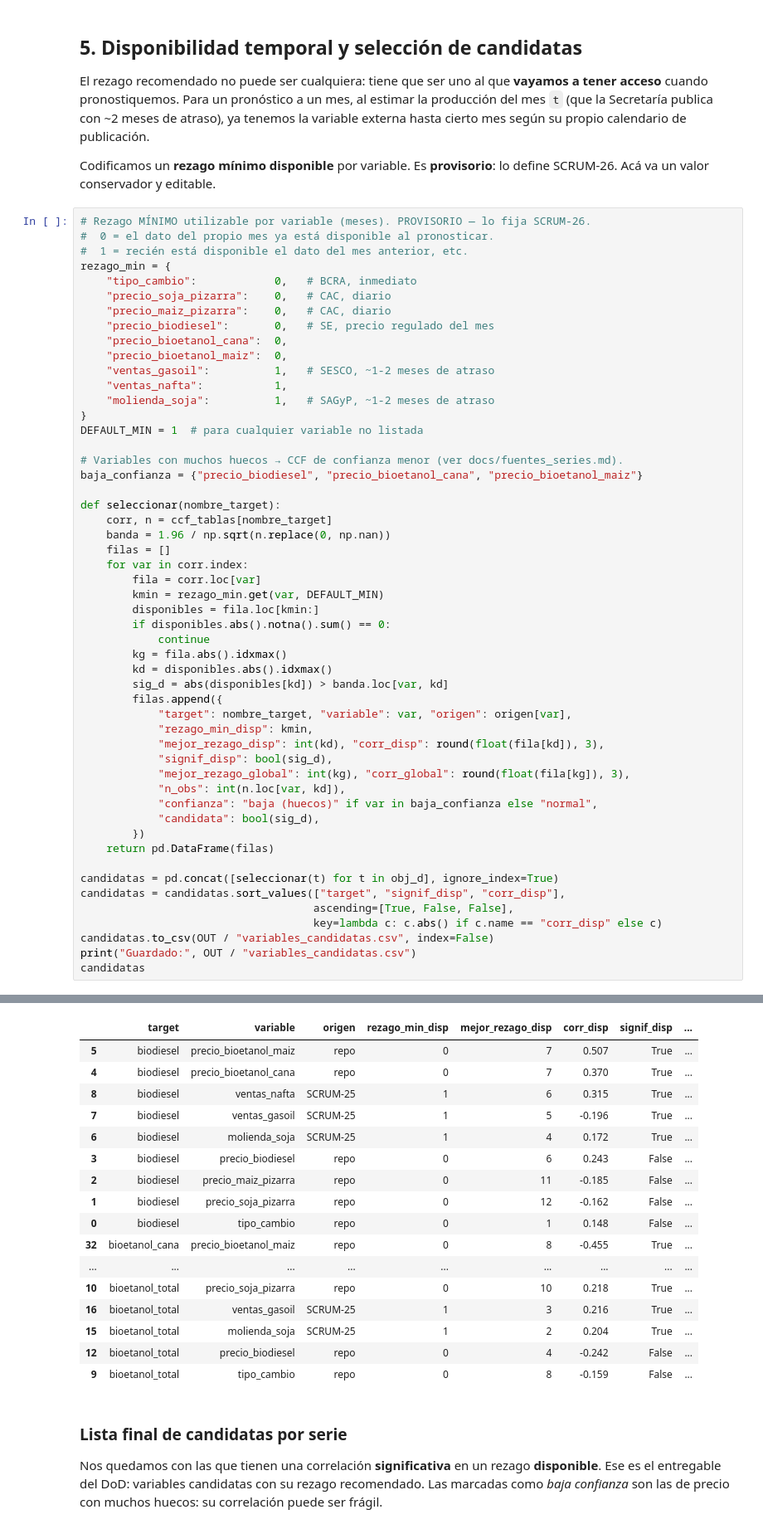
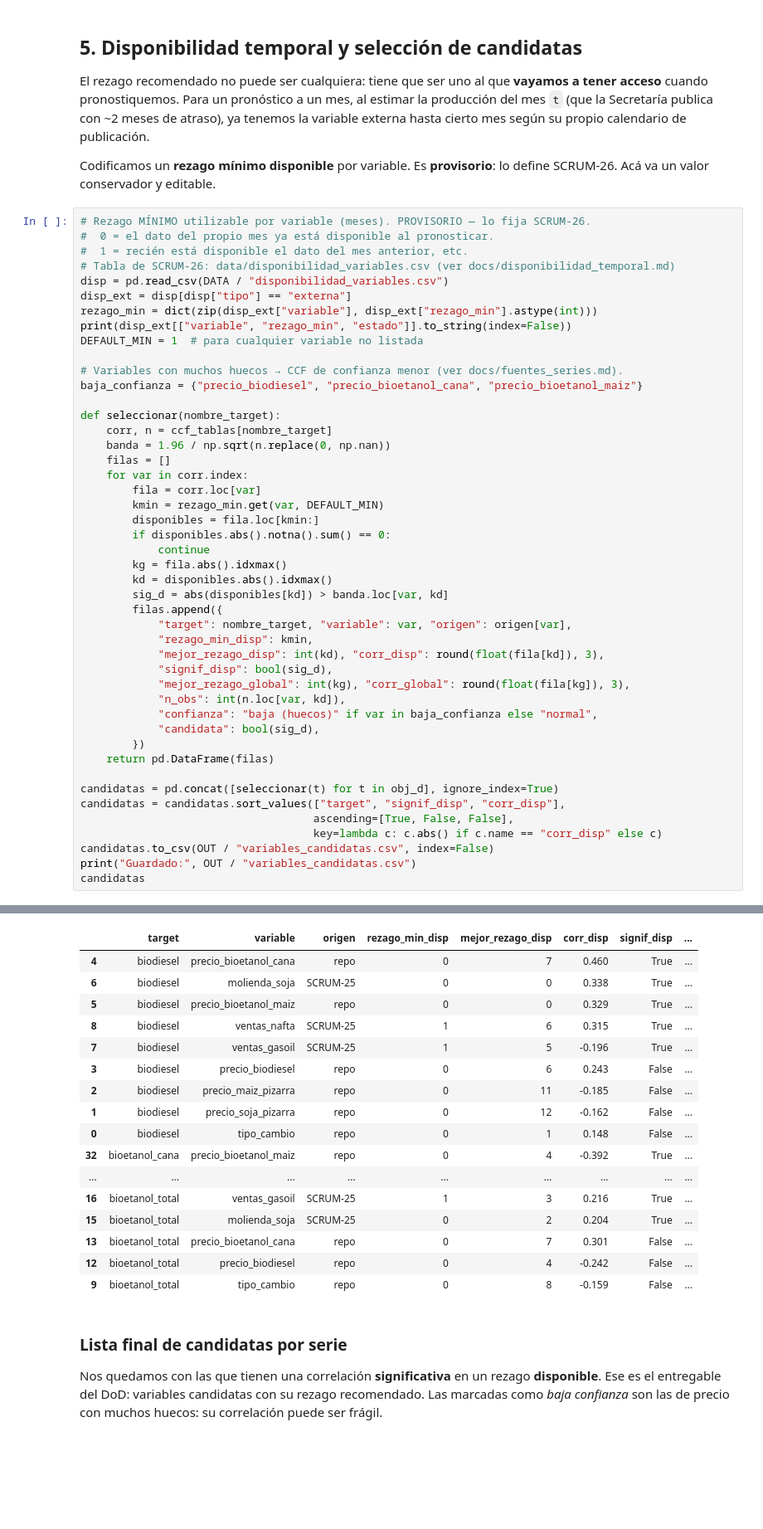
Before and after one commit to Lab2-BCR-UCA/Lab2-BCR, a Jupyter notebook: notebooks/eda_variables_externas.ipynb, the cells around one changed output, grey strips where cells are left out. Shown at 83% size. Drawn from its saved outputs; the diff is of its cells as text; blank space fills up the shorter version.

Commit message:
SCRUM-28: regenerar notebook con tabla de disponibilidad (SCRUM-26)

```diff
--- a/notebooks/eda_variables_externas.ipynb
+++ b/notebooks/eda_variables_externas.ipynb
@@ -354,17 +354,11 @@ define SCRUM-26. Acá va un valor conservador y editable.
 # Rezago MÍNIMO utilizable por variable (meses). PROVISORIO — lo fija SCRUM-26.
 #  0 = el dato del propio mes ya está disponible al pronosticar.
 #  1 = recién está disponible el dato del mes anterior, etc.
-rezago_min = {
-    "tipo_cambio":            0,   # BCRA, inmediato
-    "precio_soja_pizarra":    0,   # CAC, diario
-    "precio_maiz_pizarra":    0,   # CAC, diario
-    "precio_biodiesel":       0,   # SE, precio regulado del mes
-    "precio_bioetanol_cana":  0,
-    "precio_bioetanol_maiz":  0,
-    "ventas_gasoil":          1,   # SESCO, ~1-2 meses de atraso
-    "ventas_nafta":           1,
-    "molienda_soja":          1,   # SAGyP, ~1-2 meses de atraso
-}
+# Tabla de SCRUM-26: data/disponibilidad_variables.csv (ver docs/disponibilidad_temporal.md)
+disp = pd.read_csv(DATA / "disponibilidad_variables.csv")
+disp_ext = disp[disp["tipo"] == "externa"]
+rezago_min = dict(zip(disp_ext["variable"], disp_ext["rezago_min"].astype(int)))
+print(disp_ext[["variable", "rezago_min", "estado"]].to_string(index=False))
 DEFAULT_MIN = 1  # para cualquier variable no listada
 
 # Variables con muchos huecos → CCF de confianza menor (ver docs/fuentes_series.md).
@@ -407,18 +411,18 @@ Guardado: c:\Users\juanc\Facultad\3er Año\BCR\results\variables_candidatas.csv
 |  | target | variable | origen | rezago_min_disp | mejor_rezago_disp | corr_disp | signif_disp | ... |
-| 5 | biodiesel | precio_bioetanol_maiz | repo | 0 | 7 | 0.507 | True | ... |
-| 4 | biodiesel | precio_bioetanol_cana | repo | 0 | 7 | 0.370 | True | ... |
+| 4 | biodiesel | precio_bioetanol_cana | repo | 0 | 7 | 0.460 | True | ... |
+| 6 | biodiesel | molienda_soja | SCRUM-25 | 0 | 0 | 0.338 | True | ... |
+| 5 | biodiesel | precio_bioetanol_maiz | repo | 0 | 0 | 0.329 | True | ... |
 | 8 | biodiesel | ventas_nafta | SCRUM-25 | 1 | 6 | 0.315 | True | ... |
 | 7 | biodiesel | ventas_gasoil | SCRUM-25 | 1 | 5 | -0.196 | True | ... |
-| 6 | biodiesel | molienda_soja | SCRUM-25 | 1 | 4 | 0.172 | True | ... |
 | 3 | biodiesel | precio_biodiesel | repo | 0 | 6 | 0.243 | False | ... |
 | 2 | biodiesel | precio_maiz_pizarra | repo | 0 | 11 | -0.185 | False | ... |
 | 1 | biodiesel | precio_soja_pizarra | repo | 0 | 12 | -0.162 | False | ... |
 | 0 | biodiesel | tipo_cambio | repo | 0 | 1 | 0.148 | False | ... |
-| 32 | bioetanol_cana | precio_bioetanol_maiz | repo | 0 | 8 | -0.455 | True | ... |
+| 32 | bioetanol_cana | precio_bioetanol_maiz | repo | 0 | 4 | -0.392 | True | ... |
 | ... | ... | ... | ... | ... | ... | ... | ... | ... |
-| 10 | bioetanol_total | precio_soja_pizarra | repo | 0 | 10 | 0.218 | True | ... |
 | 16 | bioetanol_total | ventas_gasoil | SCRUM-25 | 1 | 3 | 0.216 | True | ... |
-| 15 | bioetanol_total | molienda_soja | SCRUM-25 | 1 | 2 | 0.204 | True | ... |
+| 15 | bioetanol_total | molienda_soja | SCRUM-25 | 0 | 2 | 0.204 | True | ... |
+| 13 | bioetanol_total | precio_bioetanol_cana | repo | 0 | 7 | 0.301 | False | ... |
 | 12 | bioetanol_total | precio_biodiesel | repo | 0 | 4 | -0.242 | False | ... |
 | 9 | bioetanol_total | tipo_cambio | repo | 0 | 8 | -0.159 | False | ... |
 # %% [markdown]
```
Also changed, not shown: parts of 10 cells of this notebook.
